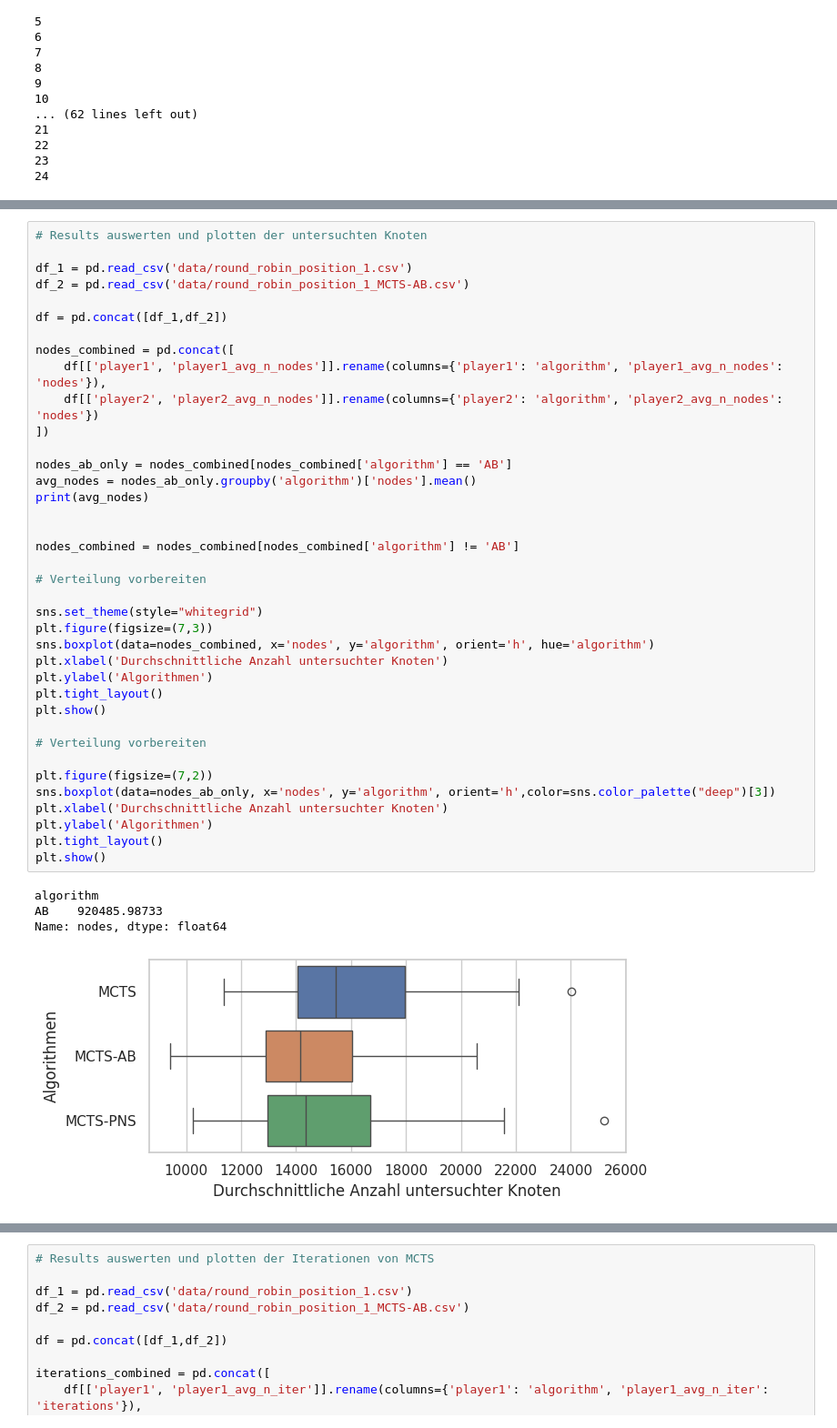
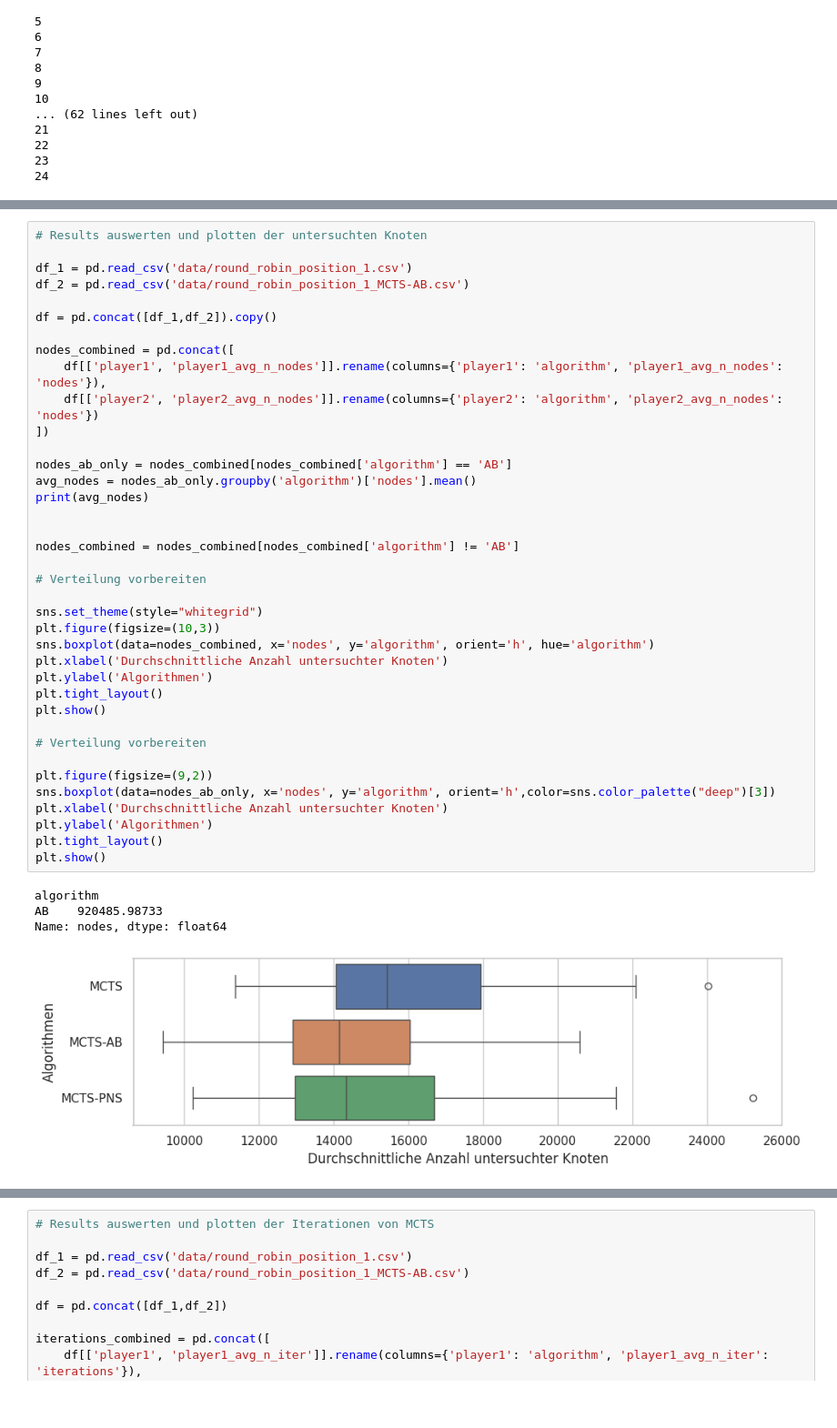
Before and after one commit to l3yd/bachelorarbeit, a Jupyter notebook: experiments.ipynb, the cells around one changed output, grey strips where cells are left out. Shown: that part at 91% size. Saved outputs shown, nothing was run; the diff lists cells and outputs as text; blank space fills up the shorter version.

```diff
--- a/experiments.ipynb
+++ b/experiments.ipynb
@@ -1366,40 +1376,40 @@ plt.show()
 df_1 = pd.read_csv('data/round_robin_position_1.csv')
 df_2 = pd.read_csv('data/round_robin_position_1_MCTS-AB.csv')
 
-df = pd.concat([df_1,df_2])
+df = pd.concat([df_1,df_2]).copy()
 
 nodes_combined = pd.concat([
     df[['player1', 'player1_avg_n_nodes']].rename(columns={'player1': 'algorithm', 'player1_avg_n_nodes': 'nodes'}),
     df[['player2', 'player2_avg_n_nodes']].rename(columns={'player2': 'algorithm', 'player2_avg_n_nodes': 'nodes'})
 ])
 
 nodes_ab_only = nodes_combined[nodes_combined['algorithm'] == 'AB']
 avg_nodes = nodes_ab_only.groupby('algorithm')['nodes'].mean()
 print(avg_nodes)
 
 
 nodes_combined = nodes_combined[nodes_combined['algorithm'] != 'AB']
 
 # Verteilung vorbereiten
 
 sns.set_theme(style="whitegrid")
-plt.figure(figsize=(7,3))
+plt.figure(figsize=(10,3))
 sns.boxplot(data=nodes_combined, x='nodes', y='algorithm', orient='h', hue='algorithm')
 plt.xlabel('Durchschnittliche Anzahl untersuchter Knoten')
 plt.ylabel('Algorithmen')
 plt.tight_layout()
 plt.show()
 
 # Verteilung vorbereiten
 
-plt.figure(figsize=(7,2))
+plt.figure(figsize=(9,2))
 sns.boxplot(data=nodes_ab_only, x='nodes', y='algorithm', orient='h',color=sns.color_palette("deep")[3])
 plt.xlabel('Durchschnittliche Anzahl untersuchter Knoten')
 plt.ylabel('Algorithmen')
 plt.tight_layout()
 plt.show()
 # %% [output]
 algorithm
 AB    920485.98733
 Name: nodes, dtype: float64
-[figure, old version]
+[figure, new version]
```
Also changed, not shown: parts of 3 cells of this notebook, 6 other files.
